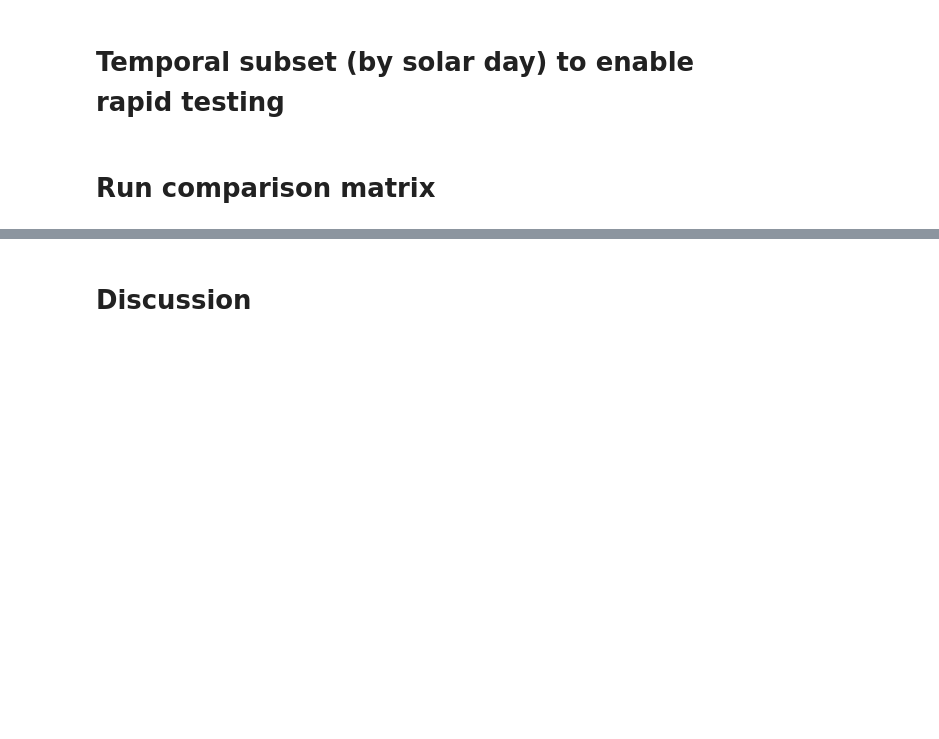
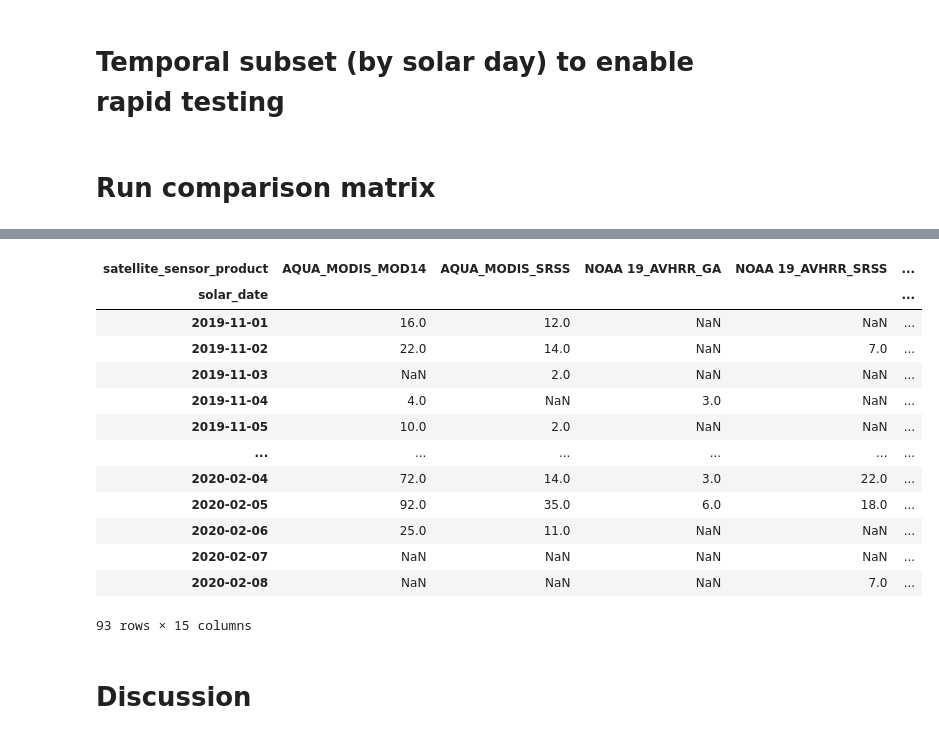
Before and after one commit to s3activefiresaustralia/s3vtdata, a Jupyter notebook: s3vt_active_fire_analysis.ipynb, the cells around one changed output, grey strips where cells are left out. Saved outputs shown, nothing was run; the diff lists cells and outputs as text; code cells hidden in the pictures; blank space fills up the shorter version.

Commit message:
added isochron analysis

```diff
--- a/s3vt_active_fire_analysis.ipynb
+++ b/s3vt_active_fire_analysis.ipynb
@@ -763,3 +708,29 @@ mapa
+# %%
+isochron_intersect = gpd.GeoDataFrame(pd.concat(intersection_list))
+# %%
+isochron_intersect.reset_index()
+isochron_intersect['count'] = 1
+# %%
+isochron_intersect['solar_day'] = isochron_intersect.index
+# %%
+isochron_intersect['solar_date'] = isochron_intersect.solar_day_right.dt.date
+# %%
+pd.pivot_table(isochron_intersect, values='count', index=['solar_date'], columns=['satellite_sensor_product'], aggfunc={'count':np.sum})
+# %% [output]
+| satellite_sensor_product | AQUA_MODIS_MOD14 | AQUA_MODIS_SRSS | NOAA 19_AVHRR_GA | NOAA 19_AVHRR_SRSS | ... |
+| solar_date |  |  |  |  | ... |
+| 2019-11-01 | 16.0 | 12.0 | NaN | NaN | ... |
+| 2019-11-02 | 22.0 | 14.0 | NaN | 7.0 | ... |
+| 2019-11-03 | NaN | 2.0 | NaN | NaN | ... |
+| 2019-11-04 | 4.0 | NaN | 3.0 | NaN | ... |
+| 2019-11-05 | 10.0 | 2.0 | NaN | NaN | ... |
+| ... | ... | ... | ... | ... | ... |
+| 2020-02-04 | 72.0 | 14.0 | 3.0 | 22.0 | ... |
+| 2020-02-05 | 92.0 | 35.0 | 6.0 | 18.0 | ... |
+| 2020-02-06 | 25.0 | 11.0 | NaN | NaN | ... |
+| 2020-02-07 | NaN | NaN | NaN | NaN | ... |
+| 2020-02-08 | NaN | NaN | NaN | 7.0 | ... |
+93 rows × 15 columns
 # %% [markdown]
 # Discussion
 # %% [markdown]
```
Also changed, not shown: parts of 43 cells of this notebook.
